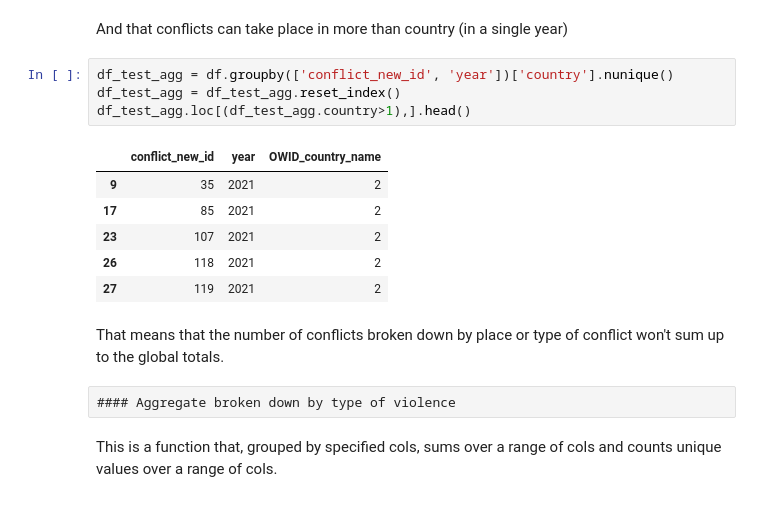
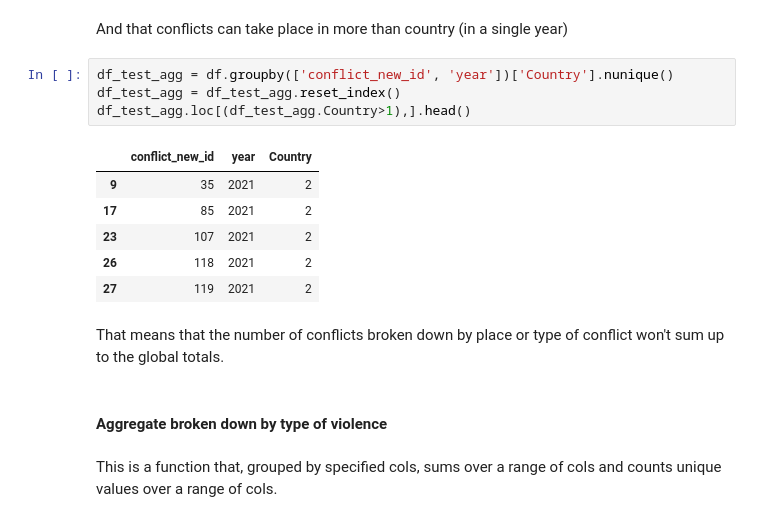
Before and after one commit to owid/notebooks, a Jupyter notebook: JoeHasell/UCDP and PRIO/UCDP_georeferenced/Aggregate.ipynb, the cells around one changed output. Cells and saved outputs as stored; diff of their text form.

```diff
--- a/JoeHasell/UCDP and PRIO/UCDP_georeferenced/Aggregate.ipynb
+++ b/JoeHasell/UCDP and PRIO/UCDP_georeferenced/Aggregate.ipynb
@@ -37,11 +37,11 @@ df_test_agg.loc[(df_test_agg.type_of_violence>1),].head()
 # %% [markdown]
 And that conflicts can take place in more than country (in a single year)
 # %%
-df_test_agg = df.groupby(['conflict_new_id', 'year'])['country'].nunique()
+df_test_agg = df.groupby(['conflict_new_id', 'year'])['Country'].nunique()
 df_test_agg = df_test_agg.reset_index()
-df_test_agg.loc[(df_test_agg.country>1),].head()
+df_test_agg.loc[(df_test_agg.Country>1),].head()
 # %% [output]
-|  | conflict_new_id | year | OWID_country_name |
+|  | conflict_new_id | year | Country |
 | 9 | 35 | 2021 | 2 |
 | 17 | 85 | 2021 | 2 |
 | 23 | 107 | 2021 | 2 |
@@ -49,8 +49,8 @@ df_test_agg.loc[(df_test_agg.country>1),].head()
 | 27 | 119 | 2021 | 2 |
 # %% [markdown]
 That means that the number of conflicts broken down by place or type of conflict won't sum up to the global totals.
-# %% [raw]
-#### Aggregate broken down by type of violence
+# %% [markdown]
+#### Aggregate broken down by type of violence
 # %% [markdown]
 This is a function that, grouped by specified cols, sums over a range of cols and counts unique values over a range of cols.
 # %%
```
Also changed, not shown: parts of 4 cells of this notebook, 1 other file.
